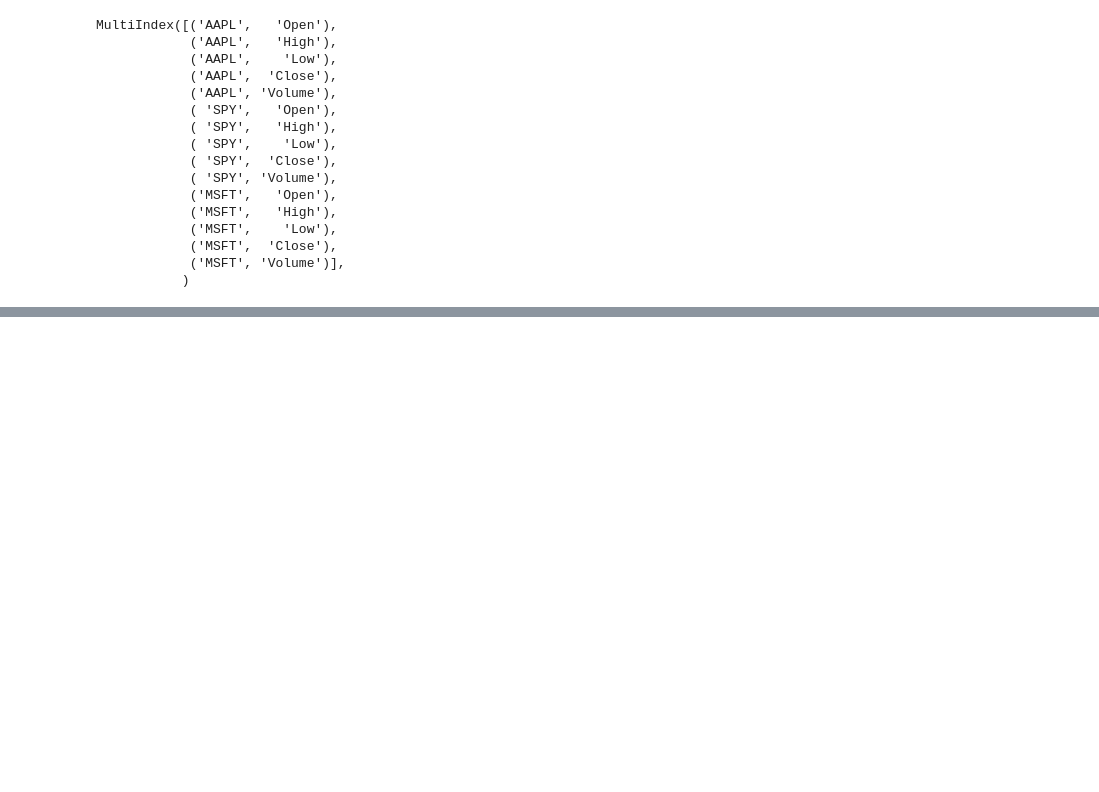
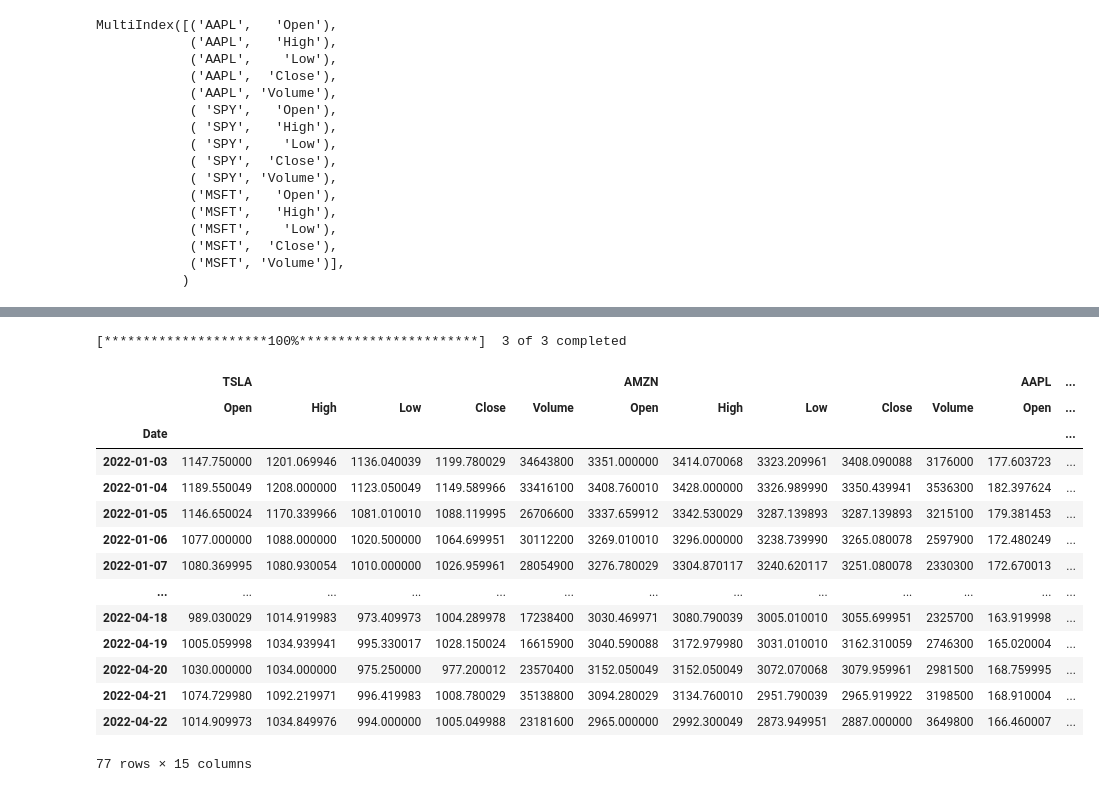
Before and after one commit to minjunp/FAIthing, a Jupyter notebook: tutorials/Yahoo finance.ipynb, the cells around one changed output, grey strips where cells are left out. Cells and saved outputs as stored; diff of their text form; code cells hidden in the pictures; blank space fills up the shorter version.

```diff
--- a/tutorials/Yahoo finance.ipynb
+++ b/tutorials/Yahoo finance.ipynb
@@ -84,0 +390,2 @@ MultiIndex([('AAPL',   'Open'),
+# %%
+tickers = ["SPY", 'AAPL', 'MSFT']
@@ -84,0 +543,23 @@ MultiIndex([('AAPL',   'Open'),
+# %%
+tickers = ['AMZN', 'AAPL', 'TSLA']
+period = 'ytd'
+interval = '1d'
+df = _get_yfinance_data(tickers, period, interval)
+df
+# %% [output]
+[*********************100%***********************]  3 of 3 completed
+|  | TSLA |  |  |  |  | AMZN |  |  |  |  | AAPL | ... |
+|  | Open | High | Low | Close | Volume | Open | High | Low | Close | Volume | Open | ... |
+| Date |  |  |  |  |  |  |  |  |  |  |  | ... |
+| 2022-01-03 | 1147.750000 | 1201.069946 | 1136.040039 | 1199.780029 | 34643800 | 3351.000000 | 3414.070068 | 3323.209961 | 3408.090088 | 3176000 | 177.603723 | ... |
+| 2022-01-04 | 1189.550049 | 1208.000000 | 1123.050049 | 1149.589966 | 33416100 | 3408.760010 | 3428.000000 | 3326.989990 | 3350.439941 | 3536300 | 182.397624 | ... |
+| 2022-01-05 | 1146.650024 | 1170.339966 | 1081.010010 | 1088.119995 | 26706600 | 3337.659912 | 3342.530029 | 3287.139893 | 3287.139893 | 3215100 | 179.381453 | ... |
+| 2022-01-06 | 1077.000000 | 1088.000000 | 1020.500000 | 1064.699951 | 30112200 | 3269.010010 | 3296.000000 | 3238.739990 | 3265.080078 | 2597900 | 172.480249 | ... |
+| 2022-01-07 | 1080.369995 | 1080.930054 | 1010.000000 | 1026.959961 | 28054900 | 3276.780029 | 3304.870117 | 3240.620117 | 3251.080078 | 2330300 | 172.670013 | ... |
+| ... | ... | ... | ... | ... | ... | ... | ... | ... | ... | ... | ... | ... |
+| 2022-04-18 | 989.030029 | 1014.919983 | 973.409973 | 1004.289978 | 17238400 | 3030.469971 | 3080.790039 | 3005.010010 | 3055.699951 | 2325700 | 163.919998 | ... |
+| 2022-04-19 | 1005.059998 | 1034.939941 | 995.330017 | 1028.150024 | 16615900 | 3040.590088 | 3172.979980 | 3031.010010 | 3162.310059 | 2746300 | 165.020004 | ... |
+| 2022-04-20 | 1030.000000 | 1034.000000 | 975.250000 | 977.200012 | 23570400 | 3152.050049 | 3152.050049 | 3072.070068 | 3079.959961 | 2981500 | 168.759995 | ... |
+| 2022-04-21 | 1074.729980 | 1092.219971 | 996.419983 | 1008.780029 | 35138800 | 3094.280029 | 3134.760010 | 2951.790039 | 2965.919922 | 3198500 | 168.910004 | ... |
+| 2022-04-22 | 1014.909973 | 1034.849976 | 994.000000 | 1005.049988 | 23181600 | 2965.000000 | 2992.300049 | 2873.949951 | 2887.000000 | 3649800 | 166.460007 | ... |
+77 rows × 15 columns
```
Also changed, not shown: parts of 35 cells of this notebook, 1 other file.
